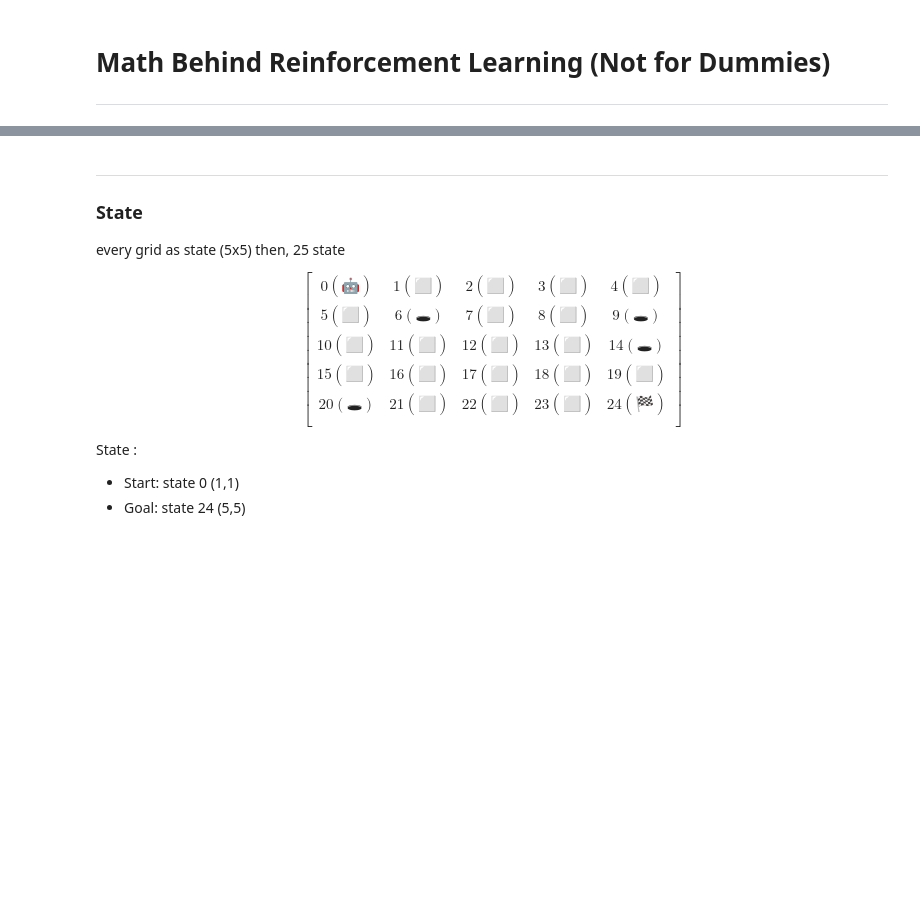
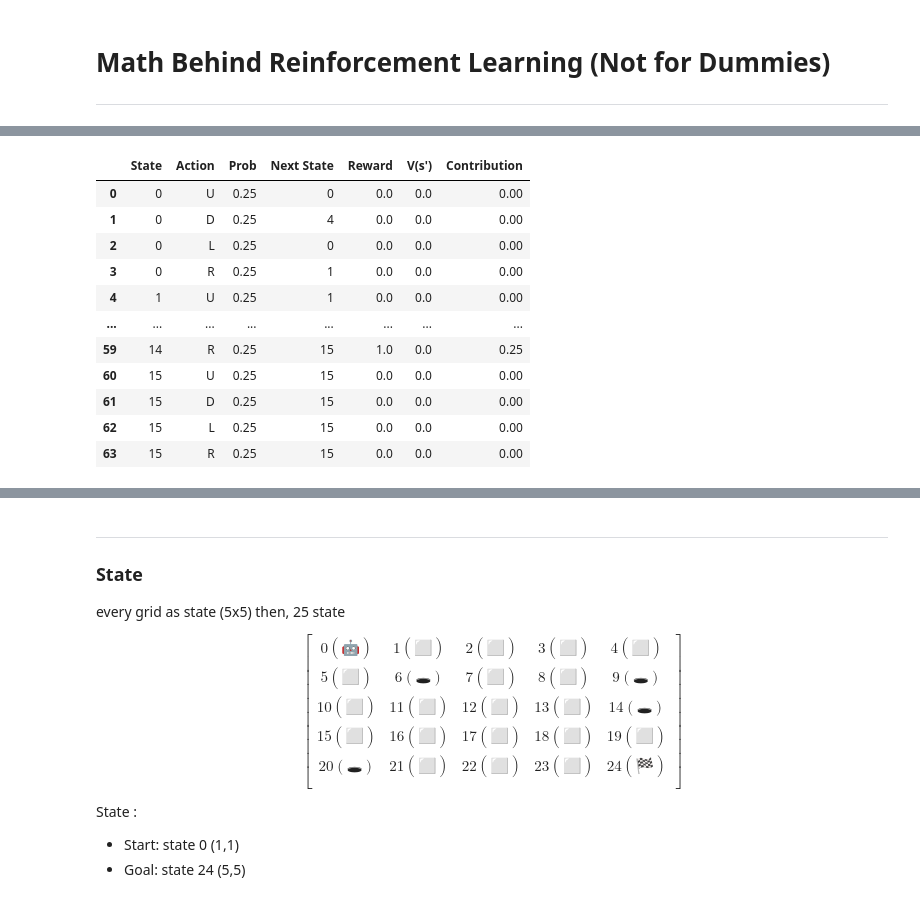
Before and after one commit to Ryanakml/Reinforcement-Learning-Concept-and-Implementation, a Jupyter notebook: RL in Math.ipynb, the cells around one changed output, grey strips where cells are left out. Saved outputs shown, nothing was run; the diff lists cells and outputs as text; code cells hidden in the pictures; blank space fills up the shorter version.

```diff
--- a/RL in Math.ipynb
+++ b/RL in Math.ipynb
@@ -379,0 +683,97 @@ Main Process :
+# %%
+import numpy as np
+import pandas as pd
+
+# Konfigurasi Frozen Lake 4x4 Deterministik
+size = 4
+n_states = size * size
+gamma = 0.9
+
+# Map dari state 0-15
+lake_map = np.array([
+    "S", "F", "F", "F",
+    "F", "H", "F", "H",
+    "F", "F", "F", "H",
+    "H", "F", "F", "G"
+]).reshape((size, size))
+
+# Tetapkan rewards
+rewards = np.zeros((size, size))
+rewards[3, 3] = 1  # Goal
+# Holes tidak memberi reward, tapi bisa diatur untuk berhenti
+
+# Policy awal: uniform random policy
+policy = {
+    s: {"U": 0.25, "D": 0.25, "L": 0.25, "R": 0.25}
+    for s in range(n_states)
+}
+
+# Fungsi bantu
+def state_to_coord(s):
+    return divmod(s, size)
+
+def coord_to_state(x, y):
+    return x * size + y
+
+def next_state(s, a):
+    x, y = state_to_coord(s)
+    if lake_map[x, y] == "H" or lake_map[x, y] == "G":
+        return s, 0  # terminal
+    if a == "U":
+        x = max(x - 1, 0)
+    elif a == "D":
+        x = min(x + 1, size - 1)
+    elif a == "L":
+        y = max(y - 1, 0)
+    elif a == "R":
+        y = min(y + 1, size - 1)
+    new_state = coord_to_state(x, y)
+    reward = rewards[x, y]
+    return new_state, reward
+
+# Value awal
+V = np.zeros(n_states)
+
+# Policy Evaluation - Iterasi 1
+V_new = np.zeros(n_states)
+details = []
+
+for s in range(n_states):
+    v = 0
+    for a, prob in policy[s].items():
+        s_prime, r = next_state(s, a)
+        v += prob * (r + gamma * V[s_prime])
+        details.append({
+            "State": s,
+            "Action": a,
+            "Prob": prob,
+            "Next State": s_prime,
+            "Reward": r,
+            "V(s')": V[s_prime],
+            "Contribution": prob * (r + gamma * V[s_prime])
+        })
+    V_new[s] = v
+
+# Buat dataframe detail
+df_details = pd.DataFrame(details)
+df_values = pd.DataFrame({
+    "State": range(n_states),
+    "Value (Iterasi 1)": V_new.round(4)
+})
+
+df_details_14 = df_details[df_details["State"] == 14]
+
+df_details
+# %% [output]
+|  | State | Action | Prob | Next State | Reward | V(s') | Contribution |
+| 0 | 0 | U | 0.25 | 0 | 0.0 | 0.0 | 0.00 |
+| 1 | 0 | D | 0.25 | 4 | 0.0 | 0.0 | 0.00 |
+| 2 | 0 | L | 0.25 | 0 | 0.0 | 0.0 | 0.00 |
+| 3 | 0 | R | 0.25 | 1 | 0.0 | 0.0 | 0.00 |
+| 4 | 1 | U | 0.25 | 1 | 0.0 | 0.0 | 0.00 |
+| ... | ... | ... | ... | ... | ... | ... | ... |
+| 59 | 14 | R | 0.25 | 15 | 1.0 | 0.0 | 0.25 |
+| 60 | 15 | U | 0.25 | 15 | 0.0 | 0.0 | 0.00 |
+| 61 | 15 | D | 0.25 | 15 | 0.0 | 0.0 | 0.00 |
+| 62 | 15 | L | 0.25 | 15 | 0.0 | 0.0 | 0.00 |
+| 63 | 15 | R | 0.25 | 15 | 0.0 | 0.0 | 0.00 |
```
Also changed, not shown: parts of 21 cells of this notebook, 1 other file.
